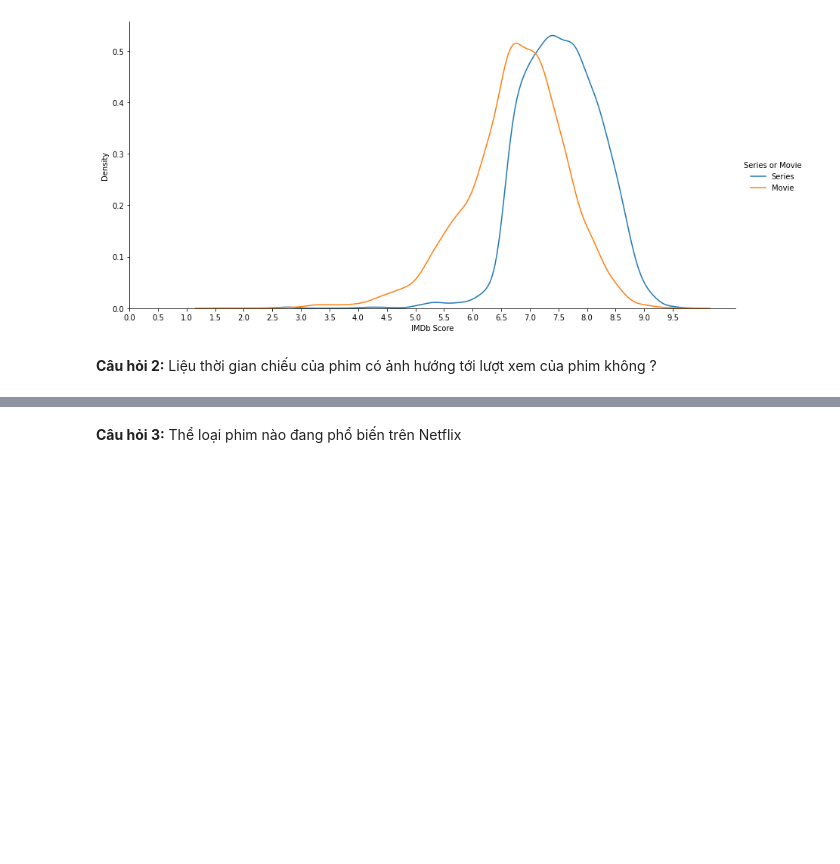
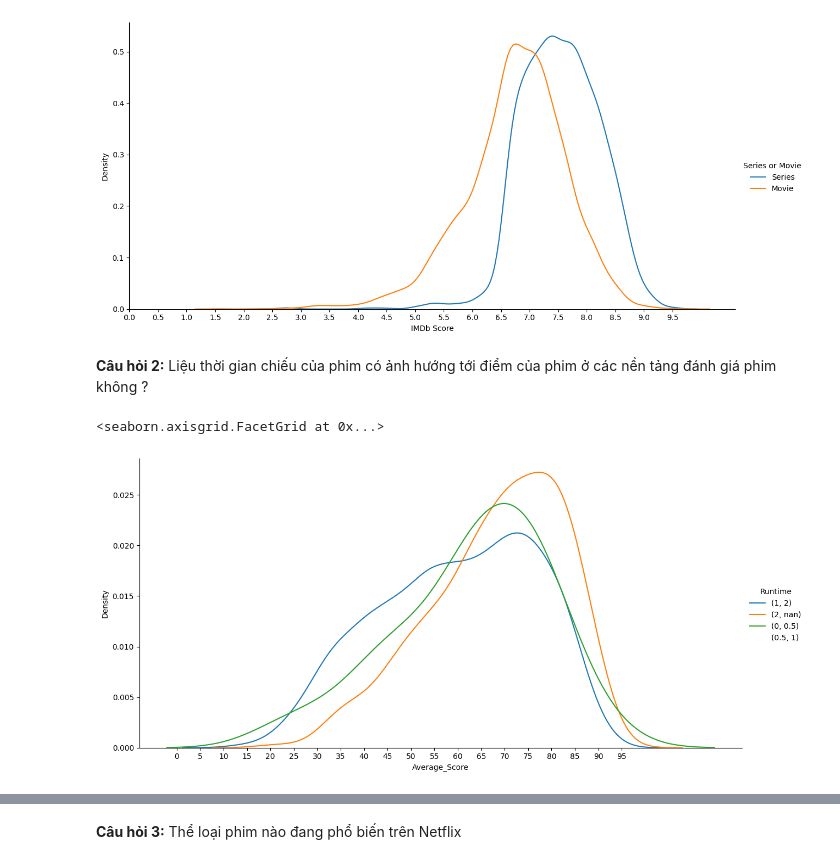
Before and after one commit to VienHaiYen/Netflix-dataset-2021, a Jupyter notebook: main.ipynb, the cells around one changed output, grey strips where cells are left out. Saved outputs shown, nothing was run; the diff lists cells and outputs as text; code cells hidden in the pictures; blank space fills up the shorter version.

```diff
--- a/main.ipynb
+++ b/main.ipynb
@@ -248,4 +249,23 @@ g.add_legend()
 <seaborn.axisgrid.FacetGrid at 0x...>
 [figure]
 # %% [markdown]
-**Câu hỏi 2:** Liệu thời gian chiếu của phim có ảnh hướng tới lượt xem của phim không ?
+**Câu hỏi 2:** Liệu thời gian chiếu của phim có ảnh hướng tới điểm của phim ở các nền tảng đánh giá phim không ?
+# %%
+df.head()
+
+maskMovie = df['Series or Movie'] == 'Movie'
+
+maskScore = df['IMDb Score'].notnull() & df['Rotten Tomatoes Score'].notnull() & df['Metacritic Score'].notnull()
+
+df_runtime_relate_to_score = df[maskMovie & maskScore][['Runtime','IMDb Score','Rotten Tomatoes Score','Metacritic Score']]
+df_runtime_relate_to_score['IMDb Score'] = df_runtime_relate_to_score['IMDb Score'] * 10
+
+df_runtime_relate_to_score = df_runtime_relate_to_score.assign(Average_Score = lambda x: (x['IMDb Score'] + x['Rotten Tomatoes Score'] + x['Metacritic Score'])/3)
+
+g = sns.FacetGrid(df_runtime_relate_to_score, height=6,aspect=2,hue="Runtime")
+g.map_dataframe(sns.kdeplot, x="Average_Score")
+g.set(xticks=np.arange(0,100,5))
+g.add_legend()
+# %% [output]
+<seaborn.axisgrid.FacetGrid at 0x...>
+[figure, added]
```
Also changed, not shown: parts of 11 cells of this notebook.
